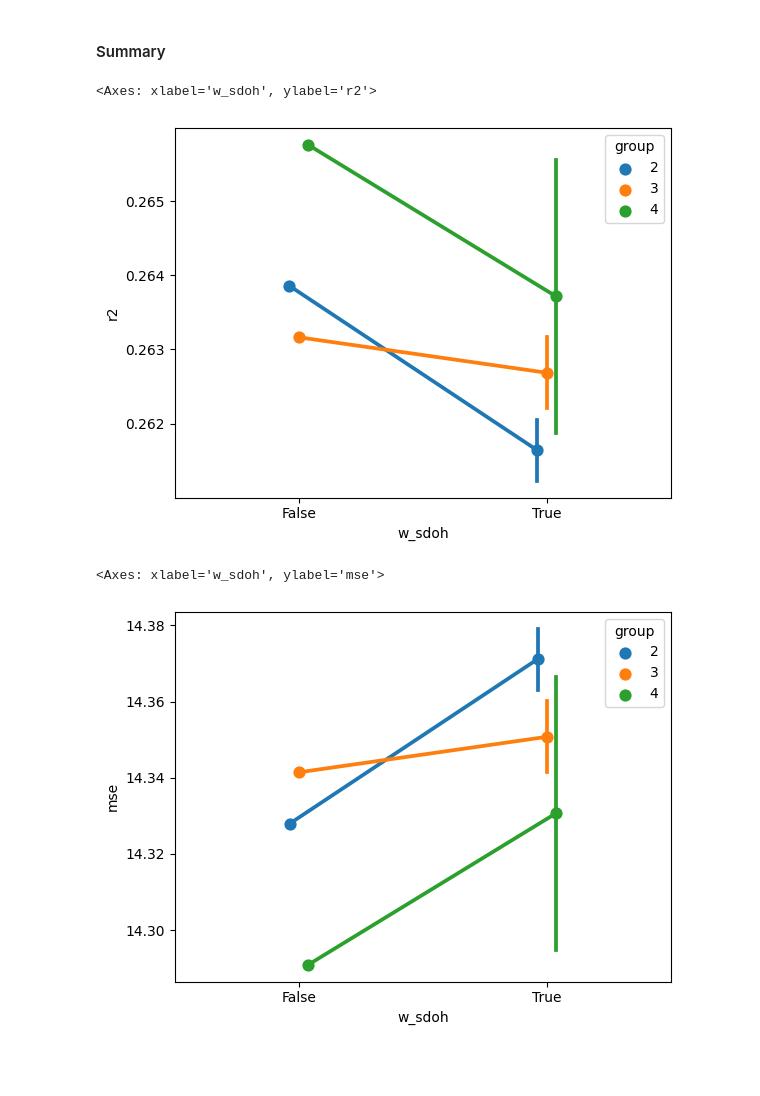
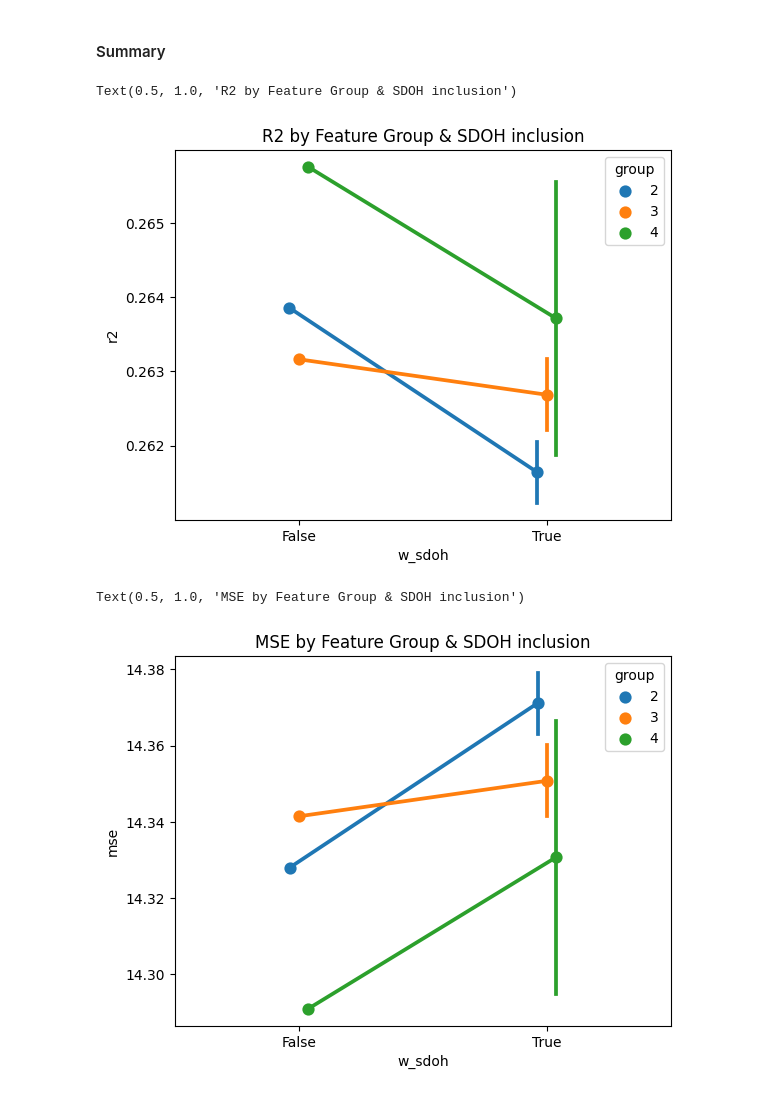
Before and after one commit to DS4A-2023-Team-20/ca-sdoh, a Jupyter notebook: code/jess/model_dev.ipynb, the cells around one changed output. Drawn from its saved outputs; the diff is of its cells as text; code cells hidden in the pictures; blank space fills up the shorter version.

Commit message:
plot titles

```diff
--- a/code/jess/model_dev.ipynb
+++ b/code/jess/model_dev.ipynb
@@ -518,11 +518,15 @@ best_fit_cols_minority_only mse: 14.295, r2: 0.27
 #### Summary
 # %%
 sns.pointplot(data=summary_table, x="w_sdoh", y="r2", hue="group", dodge=True)
+
+plt.title("R2 by Feature Group & SDOH inclusion")
 # %% [output]
-<Axes: xlabel='w_sdoh', ylabel='r2'>
+Text(0.5, 1.0, 'R2 by Feature Group & SDOH inclusion')
-[figure, old version]
+[figure, new version]
 # %%
 sns.pointplot(data=summary_table, x="w_sdoh", y="mse", hue="group", dodge=True)
+
+plt.title("MSE by Feature Group & SDOH inclusion")
 # %% [output]
-<Axes: xlabel='w_sdoh', ylabel='mse'>
+Text(0.5, 1.0, 'MSE by Feature Group & SDOH inclusion')
-[figure, old version]
+[figure, new version]
```
